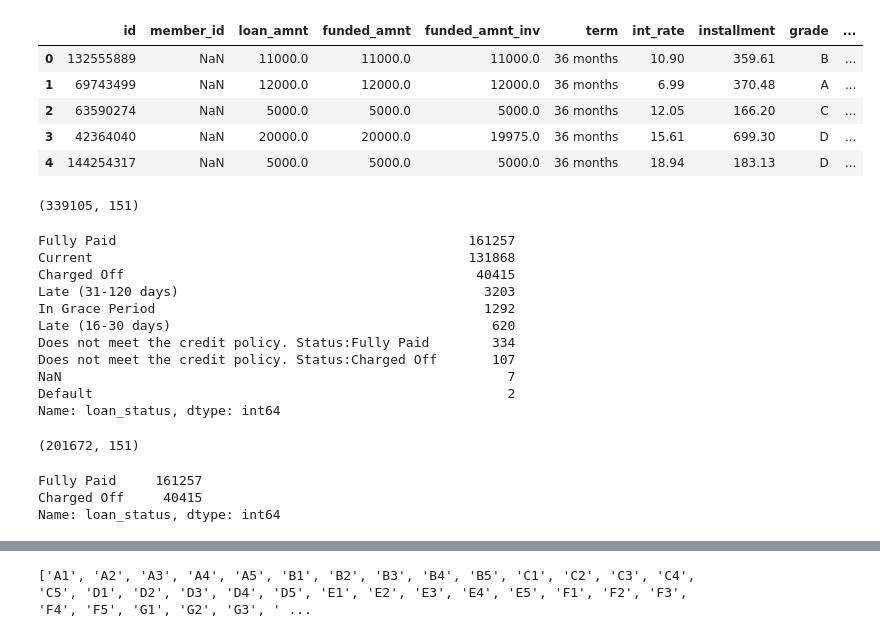
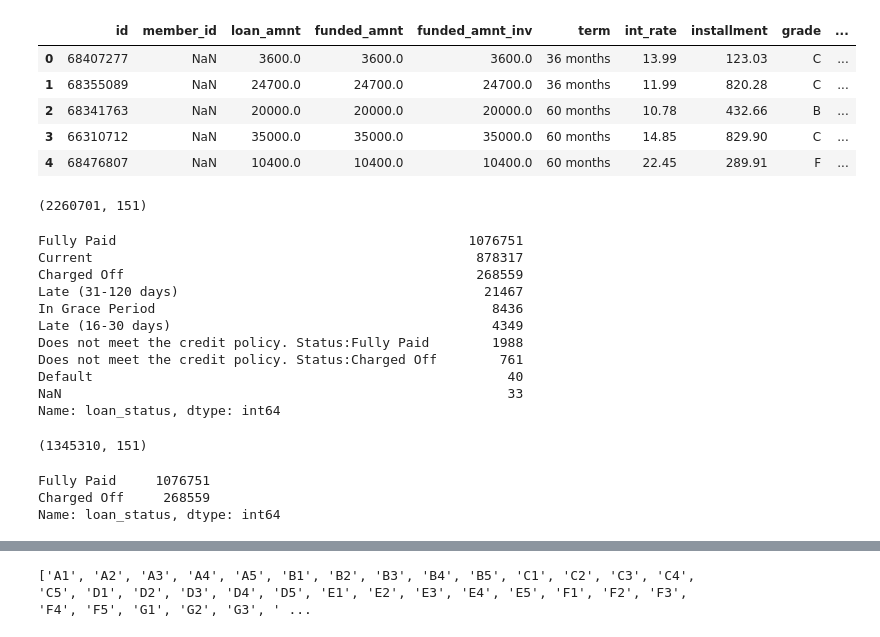
Before and after one commit to tyc105u/Data-Mining-Session, a Jupyter notebook: lending_club/LC_XGB_updated.ipynb, the cells around one changed output, grey strips where cells are left out. Drawn from its saved outputs; the diff is of its cells as text; code cells hidden in the pictures.

```diff
--- a/lending_club/LC_XGB_updated.ipynb
+++ b/lending_club/LC_XGB_updated.ipynb
@@ -21,34 +21,33 @@ pd.set_option('display.max_colwidth', 1000, 'display.max_rows', None, 'display.m
 mpl.style.use('ggplot')
 sns.set(style='whitegrid')
 # %%
-file_path = r"D:\school\NCKU\Courses\Data Mining & Big Data\Assignment\Final Report\simple_accepted.csv"
-loans = pd.read_csv(file_path)
+loans = pd.read_csv('loans.csv', low_memory = False)
 # loans = pd.read_csv("accepted_2007_to_2018Q4.csv.gz", compression='gzip', low_memory=True)
 loans.head()
 # %% [output]
 |  | id | member_id | loan_amnt | funded_amnt | funded_amnt_inv | term | int_rate | installment | grade | ... |
-| 0 | 132555889 | NaN | 11000.0 | 11000.0 | 11000.0 | 36 months | 10.90 | 359.61 | B | ... |
-| 1 | 69743499 | NaN | 12000.0 | 12000.0 | 12000.0 | 36 months | 6.99 | 370.48 | A | ... |
-| 2 | 63590274 | NaN | 5000.0 | 5000.0 | 5000.0 | 36 months | 12.05 | 166.20 | C | ... |
-| 3 | 42364040 | NaN | 20000.0 | 20000.0 | 19975.0 | 36 months | 15.61 | 699.30 | D | ... |
-| 4 | 144254317 | NaN | 5000.0 | 5000.0 | 5000.0 | 36 months | 18.94 | 183.13 | D | ... |
+| 0 | 68407277 | NaN | 3600.0 | 3600.0 | 3600.0 | 36 months | 13.99 | 123.03 | C | ... |
+| 1 | 68355089 | NaN | 24700.0 | 24700.0 | 24700.0 | 36 months | 11.99 | 820.28 | C | ... |
+| 2 | 68341763 | NaN | 20000.0 | 20000.0 | 20000.0 | 60 months | 10.78 | 432.66 | B | ... |
+| 3 | 66310712 | NaN | 35000.0 | 35000.0 | 35000.0 | 60 months | 14.85 | 829.90 | C | ... |
+| 4 | 68476807 | NaN | 10400.0 | 10400.0 | 10400.0 | 60 months | 22.45 | 289.91 | F | ... |
 # %%
 loans.shape
 # %% [output]
-(339105, 151)
+(2260701, 151)
 # %%
 loans['loan_status'].value_counts(dropna=False)
 # %% [output]
-Fully Paid                                             161257
-Current                                                131868
-Charged Off                                             40415
-Late (31-120 days)                                       3203
-In Grace Period                                          1292
-Late (16-30 days)                                         620
-Does not meet the credit policy. Status:Fully Paid        334
-Does not meet the credit policy. Status:Charged Off       107
-NaN                                                         7
-Default                                                     2
+Fully Paid                                             1076751
+Current                                                 878317
+Charged Off                                             268559
+Late (31-120 days)                                       21467
+In Grace Period                                           8436
+Late (16-30 days)                                         4349
+Does not meet the credit policy. Status:Fully Paid        1988
+Does not meet the credit policy. Status:Charged Off        761
+Default                                                     40
+NaN                                                         33
 Name: loan_status, dtype: int64
 # %%
 # keep the loans with status "Fully Paid" or "Charged Off."
@@ -56,12 +55,12 @@ loans = loans.loc[loans['loan_status'].isin(['Fully Paid', 'Charged Off'])]
 # %%
 loans.shape
 # %% [output]
-(201672, 151)
+(1345310, 151)
 # %%
 loans['loan_status'].value_counts(dropna=False)
 # %% [output]
-Fully Paid     161257
-Charged Off     40415
+Fully Paid     1076751
+Charged Off     268559
 Name: loan_status, dtype: int64
 # %%
 loans['loan_status'].value_counts(normalize=True, dropna=False)
```
Also changed, not shown: parts of 35 cells of this notebook.
